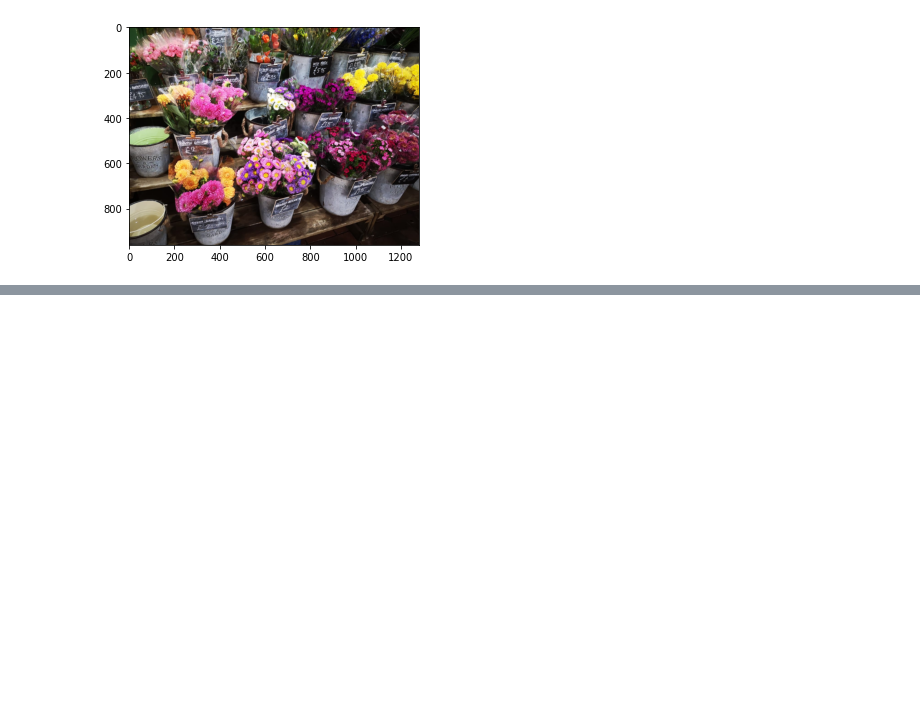
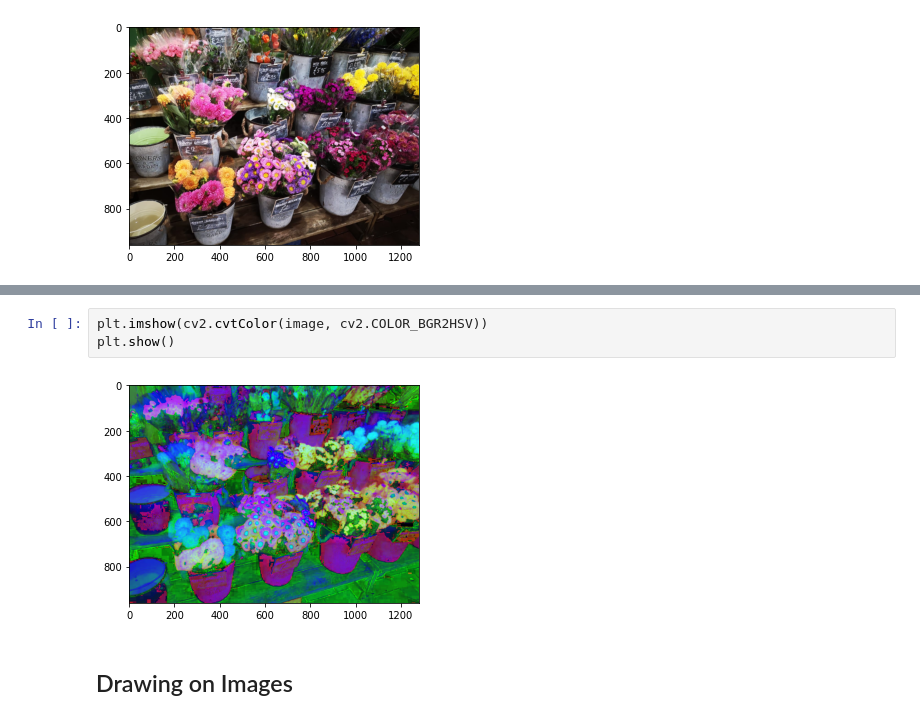
Before and after one commit to Sahana-M/Modern-Computer-Vision, a Jupyter notebook: opencv.ipynb, the cells around one changed output, grey strips where cells are left out. Cells and saved outputs as stored; diff of their text form; blank space fills up the shorter version.

```diff
--- a/opencv.ipynb
+++ b/opencv.ipynb
@@ -29,0 +39,7 @@ plt.show()
+# %%
+plt.imshow(cv2.cvtColor(image, cv2.COLOR_BGR2HSV))
+plt.show()
+# %% [output]
+[figure, added]
+# %% [markdown]
+## Drawing on Images
```
Also changed, not shown: parts of 9 cells of this notebook.
